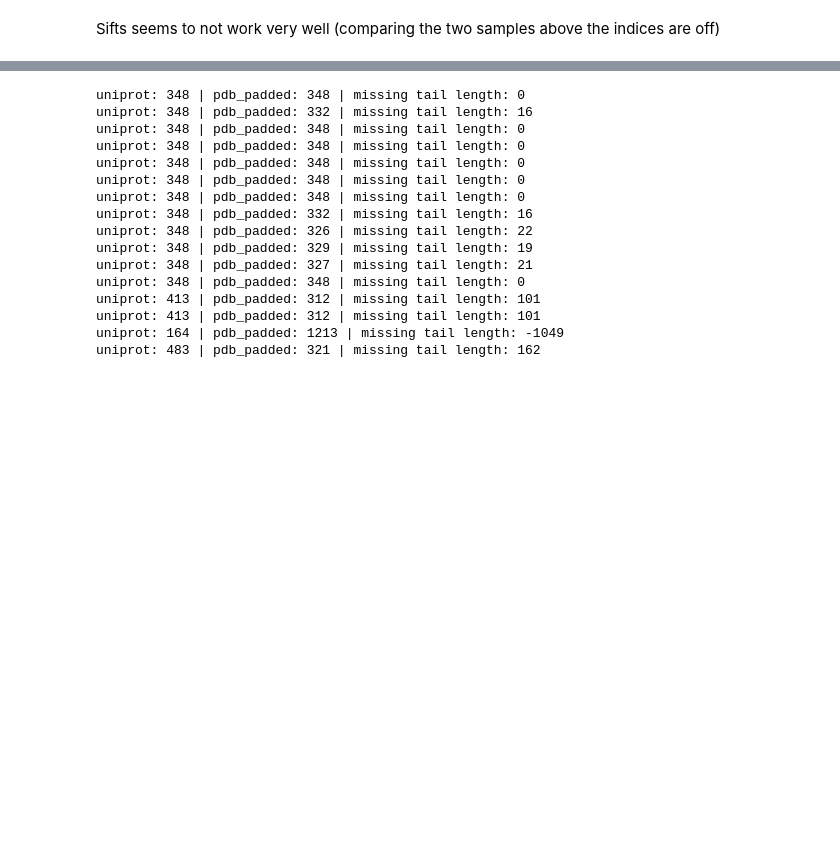
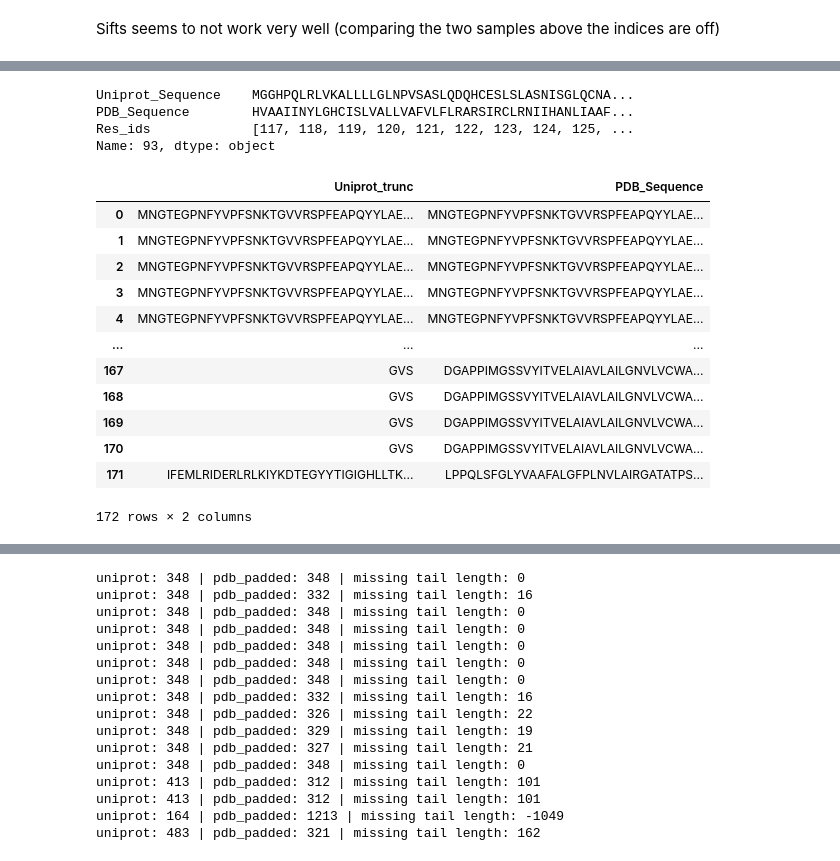
Before and after one commit to flurinh/mt, a Jupyter notebook: DataLoader.ipynb, the cells around one changed output, grey strips where cells are left out. Saved outputs shown, nothing was run; the diff lists cells and outputs as text; code cells hidden in the pictures; blank space fills up the shorter version.

```diff
--- a/DataLoader.ipynb
+++ b/DataLoader.ipynb
@@ -397,0 +399,31 @@ pdb.data[pdb.data['Cl.'].str.contains('B')]
+# %%
+pdb.data[['Uniprot_Sequence', 'PDB_Sequence', 'Res_ids']].iloc[93]
+# %% [output]
+Uniprot_Sequence    MGGHPQLRLVKALLLLGLNPVSASLQDQHCESLSLASNISGLQCNA...
+PDB_Sequence        HVAAIINYLGHCISLVALLVAFVLFLRARSIRCLRNIIHANLIAAF...
+Res_ids             [117, 118, 119, 120, 121, 122, 123, 124, 125, ...
+Name: 93, dtype: object
+# %%
+def represented_seq(x, y):
+    try:
+        return ''.join(list(x)[int(y)-1:])
+    except:
+        return None
+# %%
+pdb.data['Uniprot_trunc'] = pdb.data.apply(lambda x: represented_seq(x.Uniprot_Sequence, x.Res_ids[0]), axis=1)
+# %%
+pdb.data[['Uniprot_trunc', 'PDB_Sequence']]
+# %% [output]
+|  | Uniprot_trunc | PDB_Sequence |
+| 0 | MNGTEGPNFYVPFSNKTGVVRSPFEAPQYYLAE... | MNGTEGPNFYVPFSNKTGVVRSPFEAPQYYLAE... |
+| 1 | MNGTEGPNFYVPFSNKTGVVRSPFEAPQYYLAE... | MNGTEGPNFYVPFSNKTGVVRSPFEAPQYYLAE... |
+| 2 | MNGTEGPNFYVPFSNKTGVVRSPFEAPQYYLAE... | MNGTEGPNFYVPFSNKTGVVRSPFEAPQYYLAE... |
+| 3 | MNGTEGPNFYVPFSNKTGVVRSPFEAPQYYLAE... | MNGTEGPNFYVPFSNKTGVVRSPFEAPQYYLAE... |
+| 4 | MNGTEGPNFYVPFSNKTGVVRSPFEAPQYYLAE... | MNGTEGPNFYVPFSNKTGVVRSPFEAPQYYLAE... |
+| ... | ... | ... |
+| 167 | GVS | DGAPPIMGSSVYITVELAIAVLAILGNVLVCWA... |
+| 168 | GVS | DGAPPIMGSSVYITVELAIAVLAILGNVLVCWA... |
+| 169 | GVS | DGAPPIMGSSVYITVELAIAVLAILGNVLVCWA... |
+| 170 | GVS | DGAPPIMGSSVYITVELAIAVLAILGNVLVCWA... |
+| 171 | IFEMLRIDERLRLKIYKDTEGYYTIGIGHLLTK... | LPPQLSFGLYVAAFALGFPLNVLAIRGATATPS... |
+172 rows × 2 columns
```
Also changed, not shown: parts of 22 cells of this notebook, 1 other file.
